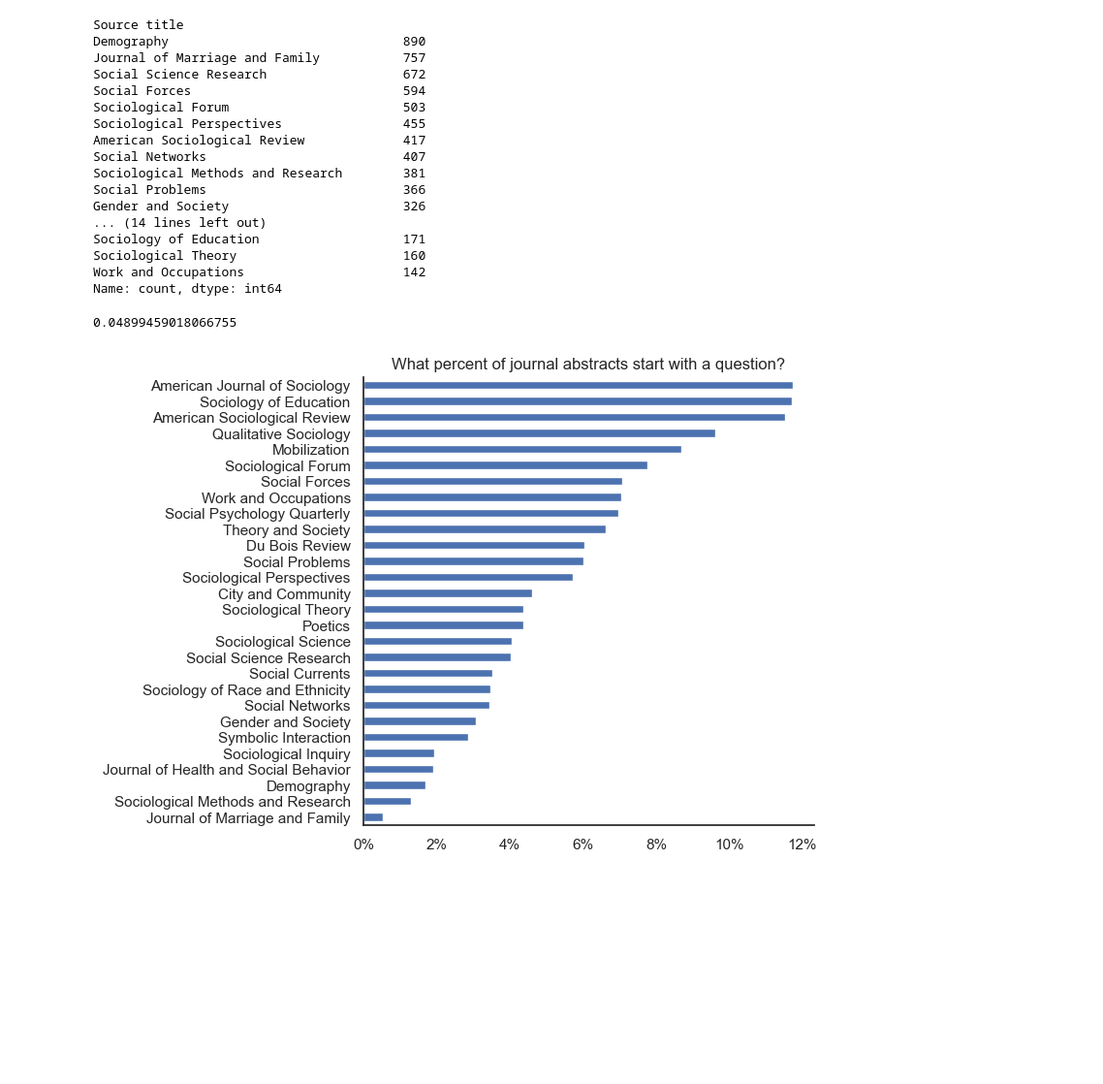
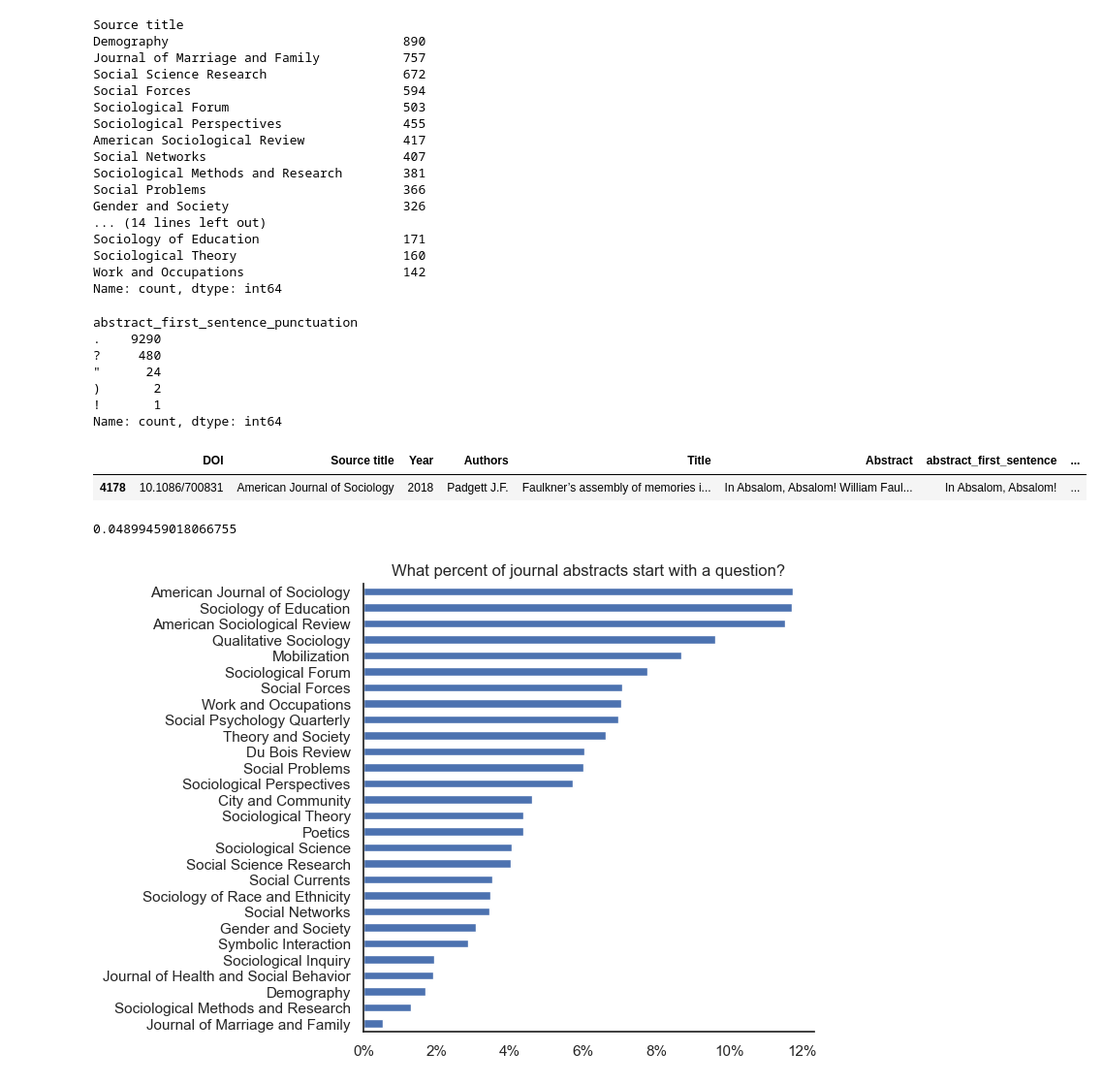
Before and after one commit to nealcaren/notes, a Jupyter notebook: posts/abstracts/first-question.ipynb, the cells around one changed output. Shown: that part at 97% size. Drawn from its saved outputs; the diff is of its cells as text; code cells hidden in the pictures; blank space fills up the shorter version.

Commit message:
NPC: small abstract update

```diff
--- a/posts/abstracts/first-question.ipynb
+++ b/posts/abstracts/first-question.ipynb
@@ -62,7 +64,20 @@ def first_sentence(abstract):
 df['abstract_first_sentence'] = df['Abstract'].apply(first_sentence)
 # %%
 df['abstract_first_sentence_punctuation'] = df['abstract_first_sentence'].str[-1]
-df['abstract_starts_with_a_question'] = df['abstract_first_sentence_punctuation'] == '?'
-df['abstract_starts_with_a_question'].mean()
+df['abstract_first_sentence_punctuation'].value_counts()
 # %% [output]
-0.04899459018066755
+abstract_first_sentence_punctuation
+.    9290
+?     480
+"      24
+)       2
+!       1
+Name: count, dtype: int64
+# %%
+# Okay, who used the exclamation mark?!!!
+
+screen = df['abstract_first_sentence_punctuation']=="!"
+df[screen]
+# %% [output]
+|  | DOI | Source title | Year | Authors | Title | Abstract | abstract_first_sentence | ... |
+| 4178 | 10.1086/700831 | American Journal of Sociology | 2018 | Padgett J.F. | Faulkner’s assembly of memories i... | In Absalom, Absalom! William Faul... | In Absalom, Absalom! | ... |
@@ -69,3 +86,8 @@ df['abstract_starts_with_a_question'].mean()
+# %%
+df['abstract_starts_with_a_question'] = df['abstract_first_sentence_punctuation'] == '?'
+df['abstract_starts_with_a_question'].mean()
+# %% [output]
+0.04899459018066755
 # %%
 import seaborn as sns
 import matplotlib.pyplot as plt
```
Also changed, not shown: parts of 2 cells of this notebook, 6 other files.
